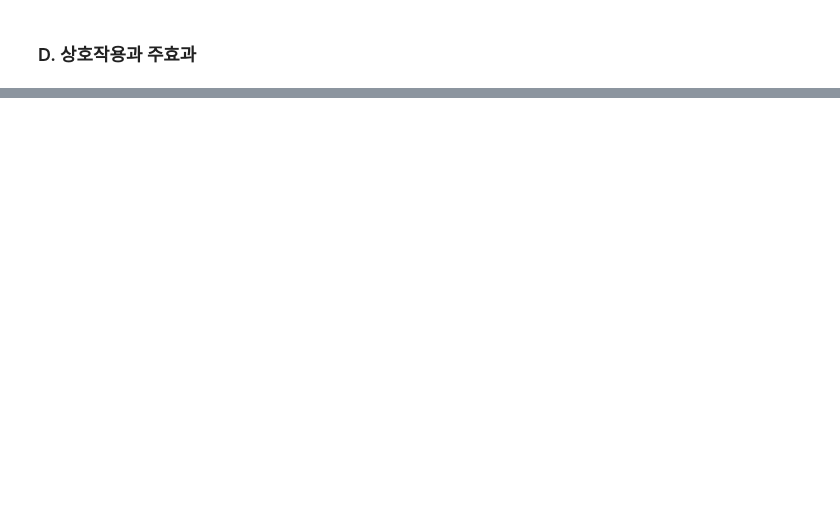
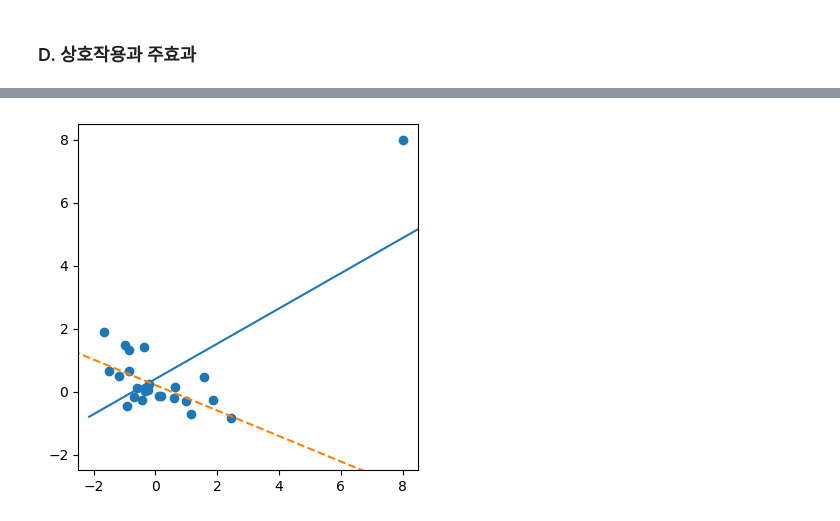
Before and after one commit to viola2002/dartb, a Jupyter notebook: study_group/2025_WV_Statistics/code/4th_week_TIL.ipynb, the cells around one changed output, grey strips where cells are left out. Saved outputs shown, nothing was run; the diff lists cells and outputs as text; code cells hidden in the pictures; blank space fills up the shorter version.

```diff
--- a/study_group/2025_WV_Statistics/code/4th_week_TIL.ipynb
+++ b/study_group/2025_WV_Statistics/code/4th_week_TIL.ipynb
@@ -618,0 +791,27 @@ house['ZipGroup'] = house['ZipGroup'].astype('category')
+# %%
+from scipy.stats import linregress
+
+np.random.seed(5)
+x = np.random.normal(size=25)
+y = -x / 5 + np.random.normal(size=25)
+x[0] = 8
+y[0] = 8
+
+def abline(slope, intercept, ax):
+    """Calculate coordinates of a line based on slope and intercept"""
+    x_vals = np.array(ax.get_xlim())
+    return (x_vals, intercept + slope * x_vals)
+
+fig, ax = plt.subplots(figsize=(4, 4))
+ax.scatter(x, y)
+slope, intercept, _, _, _ = linregress(x, y)
+ax.plot(*abline(slope, intercept, ax))
+slope, intercept, _, _, _ = linregress(x[1:], y[1:])
+ax.plot(*abline(slope, intercept, ax), '--')
+ax.set_xlim(-2.5, 8.5)
+ax.set_ylim(-2.5, 8.5)
+
+plt.tight_layout()
+plt.show()
+# %% [output]
+[figure, added]
```
Also changed, not shown: parts of 56 cells of this notebook.
